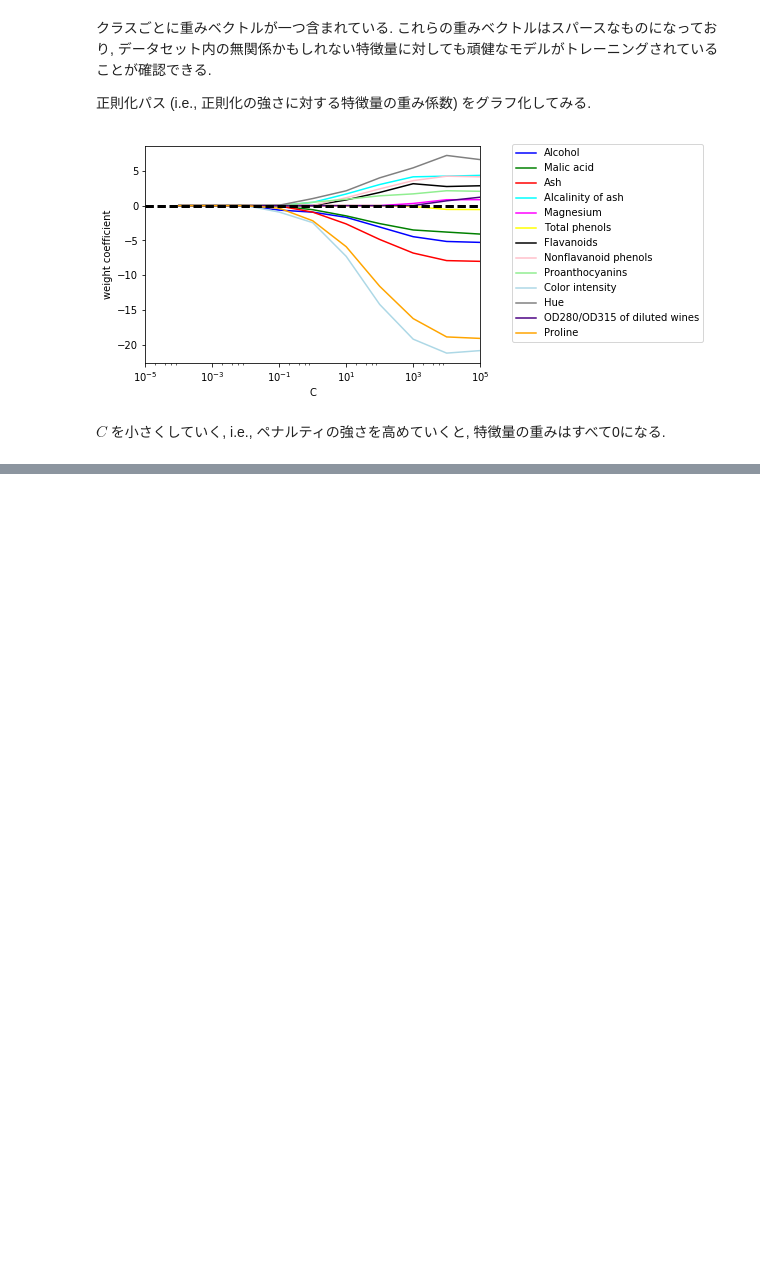
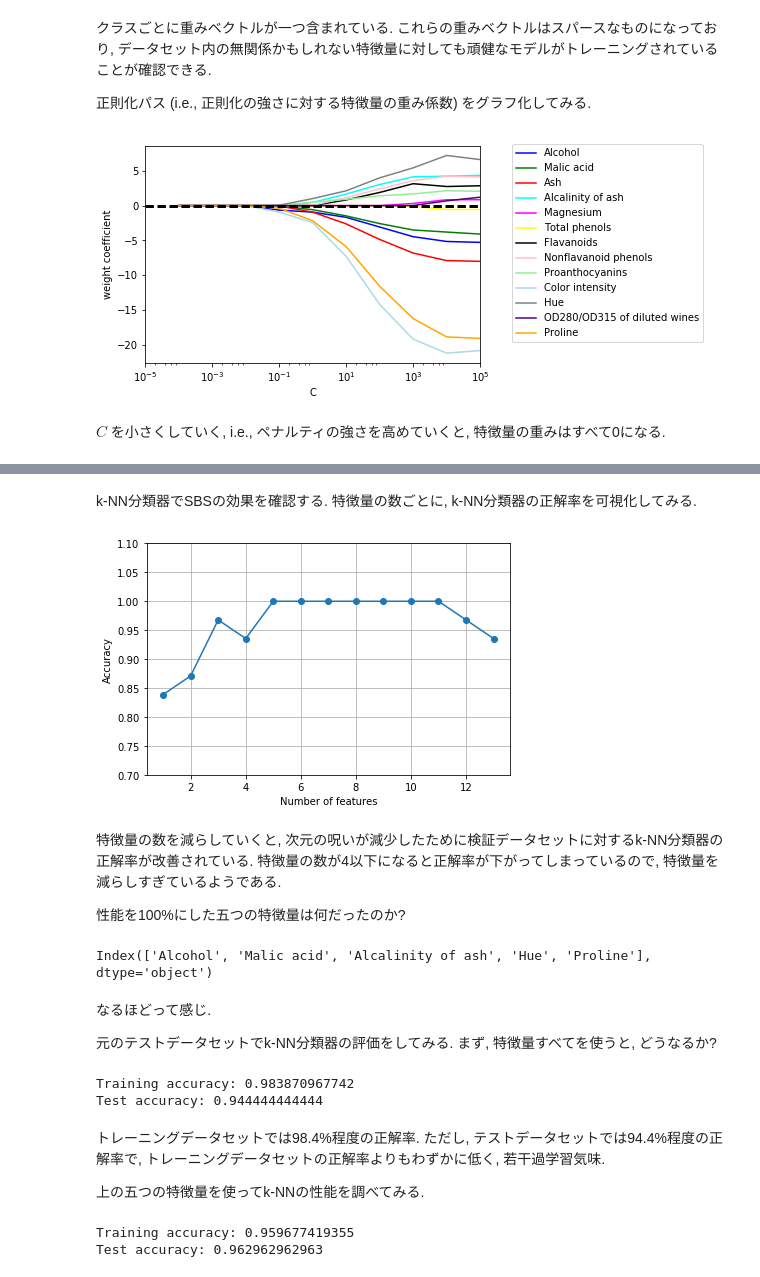
Before and after one commit to taq225/py_ML_book, a Jupyter notebook: Ch4.ipynb, the cells around one changed output, grey strips where cells are left out. Saved outputs shown, nothing was run; the diff lists cells and outputs as text; code cells hidden in the pictures; blank space fills up the shorter version.

```diff
--- a/Ch4.ipynb
+++ b/Ch4.ipynb
@@ -520,0 +628,60 @@ $C$ を小さくしていく, i.e., ペナルティの強さを高めていく
+# %% [markdown]
+k-NN分類器でSBSの効果を確認する.
+特徴量の数ごとに, k-NN分類器の正解率を可視化してみる.
+# %%
+import matplotlib.pyplot as plt
+from sklearn.neighbors import KNeighborsClassifier
+
+knn = KNeighborsClassifier(n_neighbors=2)
+
+# selecting features
+sbs = SBS(knn, k_features=1)
+sbs.fit(X_train_std, y_train)
+
+# plotting performance of feature subsets
+k_feat = [len(k) for k in sbs.subsets_]
+
+plt.plot(k_feat, sbs.scores_, marker='o')
+plt.ylim([0.7, 1.1])
+plt.ylabel('Accuracy')
+plt.xlabel('Number of features')
+plt.grid()
+plt.tight_layout()
+# plt.savefig('./sbs.png', dpi=300)
+plt.show()
+# %% [output]
+[figure, added]
+# %% [markdown]
+特徴量の数を減らしていくと, 次元の呪いが減少したために検証データセットに対するk-NN分類器の正解率が改善されている.
+特徴量の数が4以下になると正解率が下がってしまっているので, 特徴量を減らしすぎているようである.
+
+性能を100%にした五つの特徴量は何だったのか?
+# %%
+k5 = list(sbs.subsets_[8])
+print(df_wine.columns[1:][k5])
+# %% [output]
+Index(['Alcohol', 'Malic acid', 'Alcalinity of ash', 'Hue', 'Proline'], dtype='object')
+# %% [markdown]
+なるほどって感じ.
+
+元のテストデータセットでk-NN分類器の評価をしてみる.
+まず, 特徴量すべてを使うと, どうなるか?
+# %%
+knn.fit(X_train_std, y_train)
+print('Training accuracy:', knn.score(X_train_std, y_train))
+print('Test accuracy:', knn.score(X_test_std, y_test))
+# %% [output]
+Training accuracy: 0.983870967742
+Test accuracy: 0.944444444444
+# %% [markdown]
+トレーニングデータセットでは98.4%程度の正解率.
+ただし, テストデータセットでは94.4%程度の正解率で, トレーニングデータセットの正解率よりもわずかに低く, 若干過学習気味.
+
+上の五つの特徴量を使ってk-NNの性能を調べてみる.
+# %%
+knn.fit(X_train_std[:, k5], y_train)
+print('Training accuracy:', knn.score(X_train_std[:, k5], y_train))
+print('Test accuracy:', knn.score(X_test_std[:, k5], y_test))
+# %% [output]
+Training accuracy: 0.959677419355
+Test accuracy: 0.962962962963
```
Also changed, not shown: parts of 12 cells of this notebook, 1 other file.
